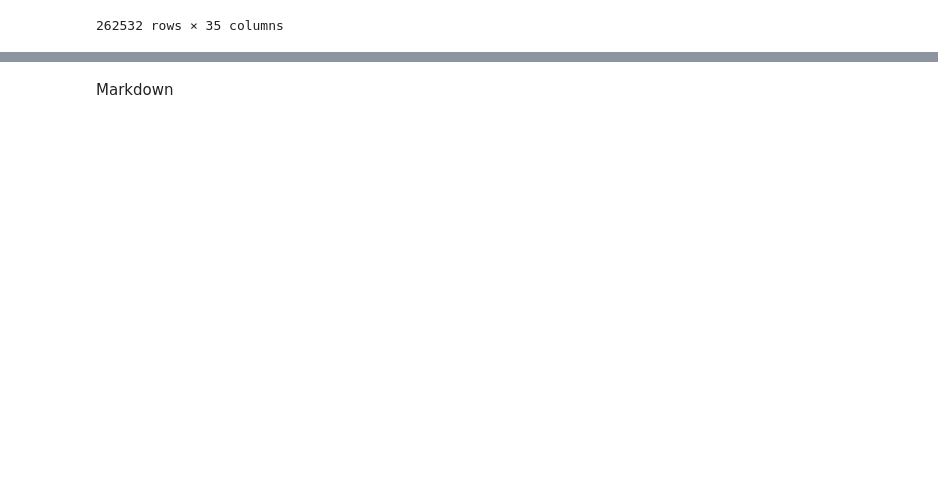
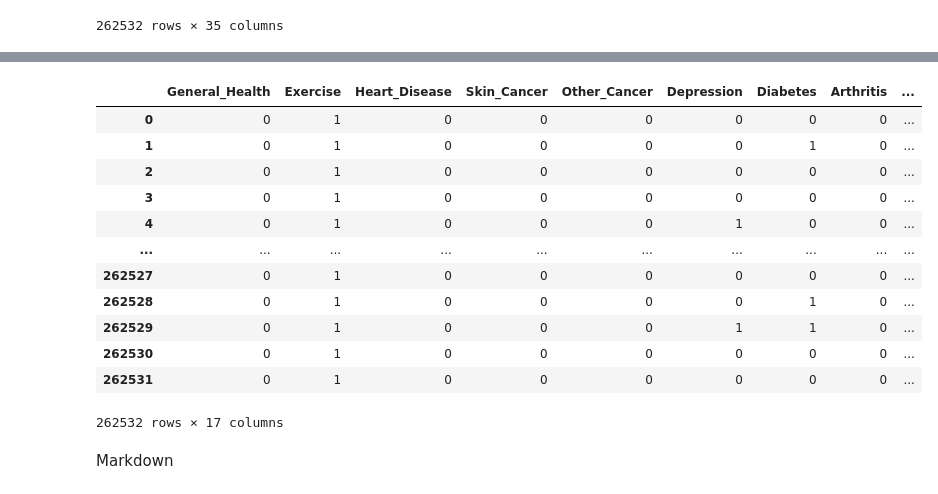
Before and after one commit to Navjit250/Heart-Disease-Prediction, a Jupyter notebook: Heart-Disease.ipynb, the cells around one changed output, grey strips where cells are left out. Cells and saved outputs as stored; diff of their text form; code cells hidden in the pictures; blank space fills up the shorter version.

```diff
--- a/Heart-Disease.ipynb
+++ b/Heart-Disease.ipynb
@@ -202,3 +161,19 @@ cvd_cleaned <- cvd_cleaned %>%
+# %%
+df
+# %% [output]
+|  | General_Health | Exercise | Heart_Disease | Skin_Cancer | Other_Cancer | Depression | Diabetes | Arthritis | ... |
+| 0 | 0 | 1 | 0 | 0 | 0 | 0 | 0 | 0 | ... |
+| 1 | 0 | 1 | 0 | 0 | 0 | 0 | 1 | 0 | ... |
+| 2 | 0 | 1 | 0 | 0 | 0 | 0 | 0 | 0 | ... |
+| 3 | 0 | 1 | 0 | 0 | 0 | 0 | 0 | 0 | ... |
+| 4 | 0 | 1 | 0 | 0 | 0 | 1 | 0 | 0 | ... |
+| ... | ... | ... | ... | ... | ... | ... | ... | ... | ... |
+| 262527 | 0 | 1 | 0 | 0 | 0 | 0 | 0 | 0 | ... |
+| 262528 | 0 | 1 | 0 | 0 | 0 | 0 | 1 | 0 | ... |
+| 262529 | 0 | 1 | 0 | 0 | 0 | 1 | 1 | 0 | ... |
+| 262530 | 0 | 1 | 0 | 0 | 0 | 0 | 0 | 0 | ... |
+| 262531 | 0 | 1 | 0 | 0 | 0 | 0 | 0 | 0 | ... |
+262532 rows × 17 columns
 # %% [markdown]
 Markdown
 # %%
```
Also changed, not shown: parts of 25 cells of this notebook.
